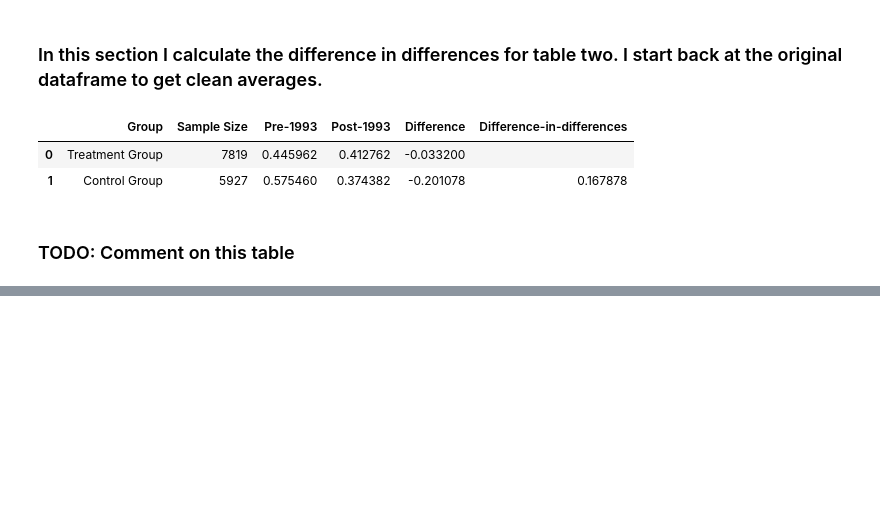
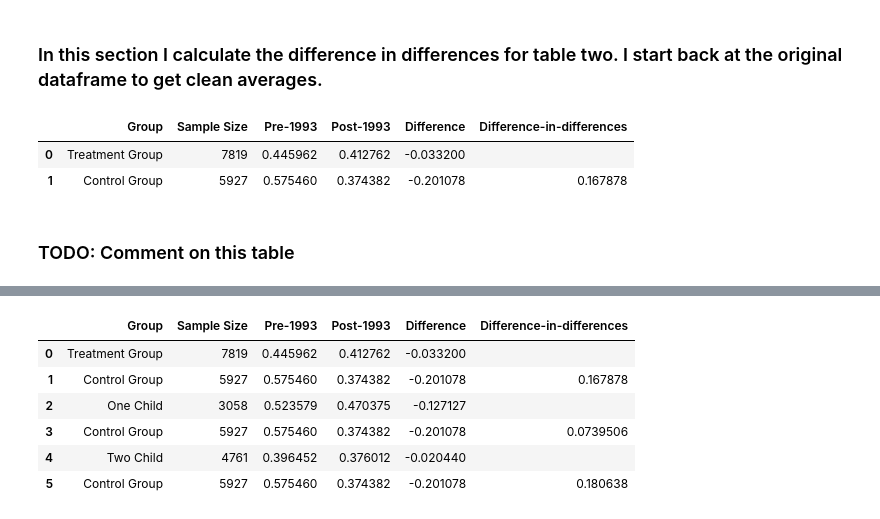
Before and after one commit to jjapp/appliedPublicEcon, a Jupyter notebook: homework1/Homework1.ipynb, the cells around one changed output, grey strips where cells are left out. Cells and saved outputs as stored; diff of their text form; code cells hidden in the pictures; blank space fills up the shorter version.

```diff
--- a/homework1/Homework1.ipynb
+++ b/homework1/Homework1.ipynb
@@ -167,0 +190,51 @@ table2
+# %%
+one_child=df[df['children']==1]
+two_child=df[df['children']>1]
+
+#calculate the average of the treatment group with one child pre-1994
+tg1c1=one_child[one_child['year']<1994]
+tg1c1_empl=tg1c1['work'].sum()
+tg1c1_mean=tg1c1_empl/len(tg1c1)
+
+#calculate the average of the treatment group with one child post-1994
+tg2c1=one_child[one_child['year']>1993]
+tg2c1_empl=tg2c1['work'].sum()
+tg2c1_mean=tg2c1_empl/len(tg1c1)
+
+#calculate the average of the treatment group with two children pre-1994
+tg1c2=two_child[two_child['year']<1994]
+tg1c2_empl=tg1c2['work'].sum()
+tg1c2_mean=tg1c2_empl/len(tg1c2)
+
+#calculate the average of the treatment group with two child post-1994
+tg2c2=two_child[two_child['year']>1993]
+tg2c2_empl=tg2c2['work'].sum()
+tg2c2_mean=tg2c2_empl/len(tg1c2)
+
+#calculate diffs
+dif3=tg1c2_mean-tg1c1_mean
+dif4=tg2c2_mean-tg1c2_mean
+dif_dif3=dif3-dif2
+dif_dif4=dif4-dif2
+
+l3=["One Child", len(one_child), tg1c1_mean, tg2c1_mean, dif3, '']
+l4=["Control Group", len(nparent), cg1_mean, cg2_mean, dif2, dif_dif3]
+
+l5=["Two Child", len(two_child), tg1c2_mean, tg2c2_mean, dif4, '']
+l6=["Control Group", len(nparent), cg1_mean, cg2_mean, dif2, dif_dif4]
+
+table=[l1, l2, l3, l4, l5, l6]
+
+headers=['Group', 'Sample Size', 'Pre-1993', 'Post-1993', 'Difference', 'Difference-in-differences']
+
+table2=pd.DataFrame(table, columns=headers)
+
+table2
+# %% [output]
+|  | Group | Sample Size | Pre-1993 | Post-1993 | Difference | Difference-in-differences |
+| 0 | Treatment Group | 7819 | 0.445962 | 0.412762 | -0.033200 |  |
+| 1 | Control Group | 5927 | 0.575460 | 0.374382 | -0.201078 | 0.167878 |
+| 2 | One Child | 3058 | 0.523579 | 0.470375 | -0.127127 |  |
+| 3 | Control Group | 5927 | 0.575460 | 0.374382 | -0.201078 | 0.0739506 |
+| 4 | Two Child | 4761 | 0.396452 | 0.376012 | -0.020440 |  |
+| 5 | Control Group | 5927 | 0.575460 | 0.374382 | -0.201078 | 0.180638 |
```
Also changed, not shown: parts of 3 cells of this notebook.
